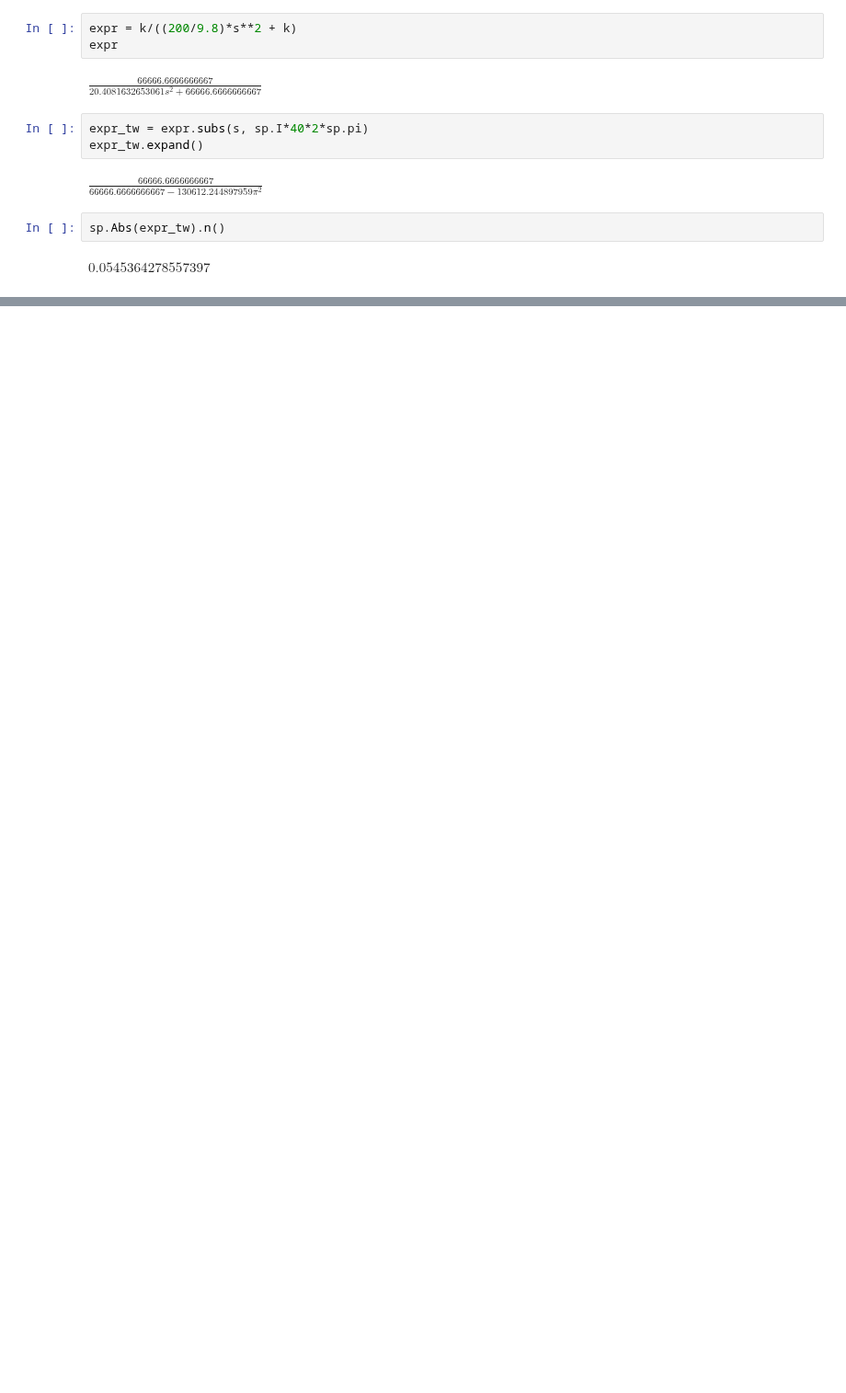
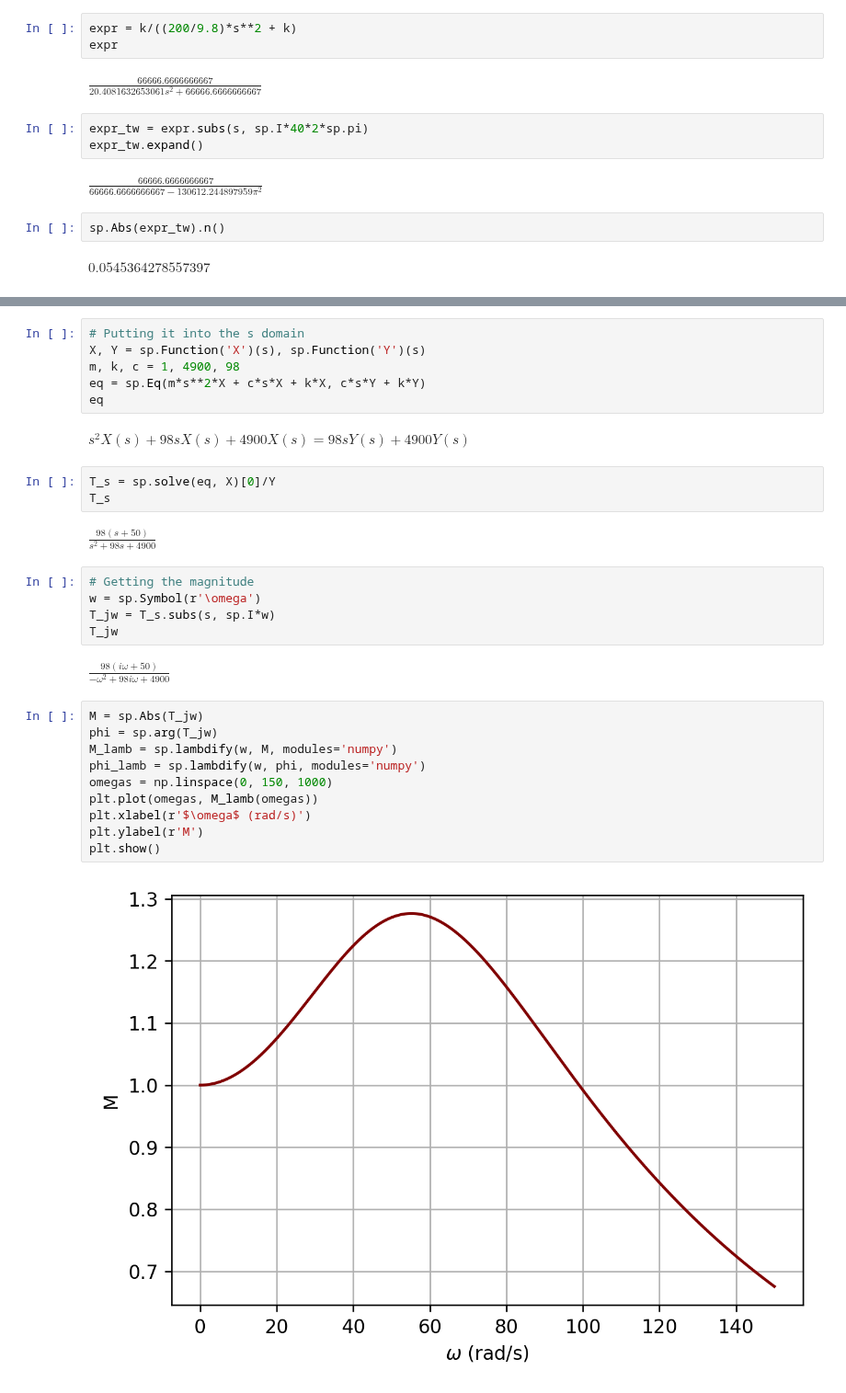
Before and after one commit to gabemorris12/Homework, a Jupyter notebook: Vibrations and Controls Homework 7.ipynb, the cells around one changed output, grey strips where cells are left out. Shown at 92% size. Drawn from its saved outputs; the diff is of its cells as text; blank space fills up the shorter version.

```diff
--- a/Vibrations and Controls Homework 7.ipynb
+++ b/Vibrations and Controls Homework 7.ipynb
@@ -127,0 +175,32 @@ $\displaystyle 0.0545364278557397$
+# %%
+# Putting it into the s domain
+X, Y = sp.Function('X')(s), sp.Function('Y')(s)
+m, k, c = 1, 4900, 98
+eq = sp.Eq(m*s**2*X + c*s*X + k*X, c*s*Y + k*Y)
+eq
+# %% [output]
+$\displaystyle s^{2} X{\left(s \right)} + 98 s X{\left(s \right)} + 4900 X{\left(s \right)} = 98 s Y{\left(s \right)} + 4900 Y{\left(s \right)}$
+# %%
+T_s = sp.solve(eq, X)[0]/Y
+T_s
+# %% [output]
+$\displaystyle \frac{98 \left(s + 50\right)}{s^{2} + 98 s + 4900}$
+# %%
+# Getting the magnitude
+w = sp.Symbol(r'\omega')
+T_jw = T_s.subs(s, sp.I*w)
+T_jw
+# %% [output]
+$\displaystyle \frac{98 \left(i \omega + 50\right)}{- \omega^{2} + 98 i \omega + 4900}$
+# %%
+M = sp.Abs(T_jw)
+phi = sp.arg(T_jw)
+M_lamb = sp.lambdify(w, M, modules='numpy')
+phi_lamb = sp.lambdify(w, phi, modules='numpy')
+omegas = np.linspace(0, 150, 1000)
+plt.plot(omegas, M_lamb(omegas))
+plt.xlabel(r'$\omega$ (rad/s)')
+plt.ylabel(r'M')
+plt.show()
+# %% [output]
+[figure, added]
```
Also changed, not shown: parts of 18 cells of this notebook, 2 other files.
